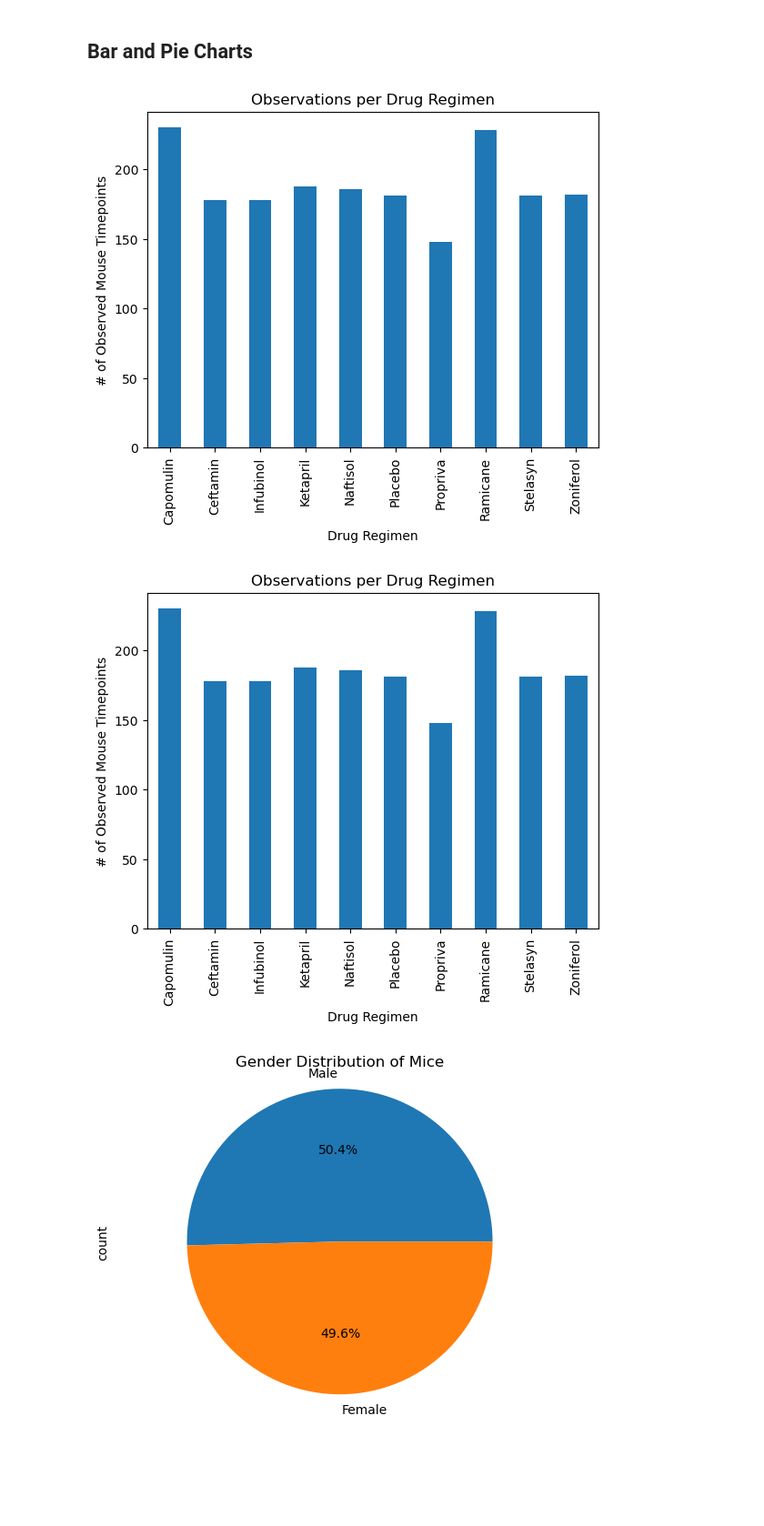
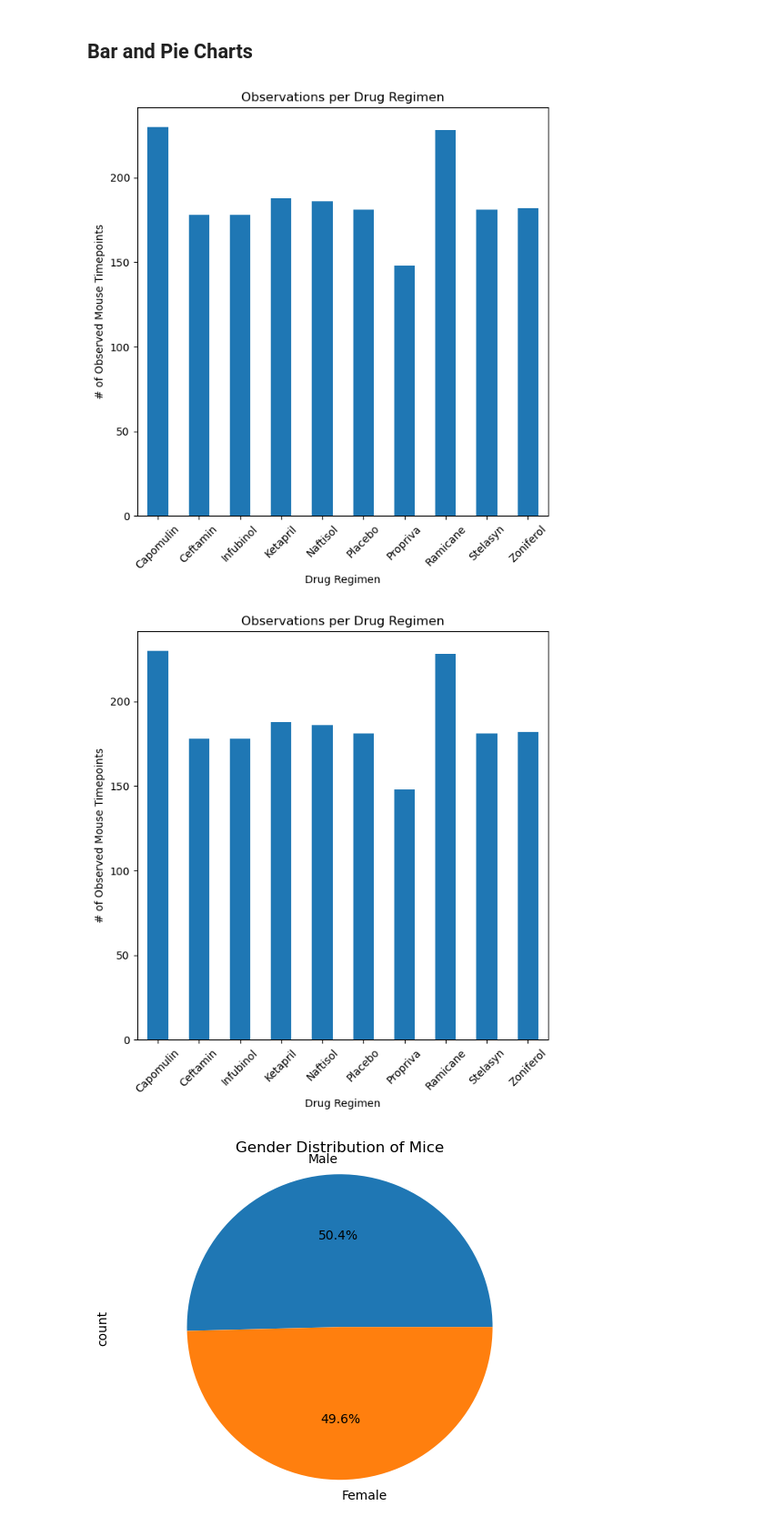
Before and after one commit to Neelka96/matplotlib-challenge, a Jupyter notebook: Pymaceuticals/main.ipynb, the cells around one changed output. Shown at 91% size. Saved outputs shown, nothing was run; the diff lists cells and outputs as text; code cells hidden in the pictures; blank space fills up the shorter version.

```diff
--- a/Pymaceuticals/main.ipynb
+++ b/Pymaceuticals/main.ipynb
@@ -199,25 +192,26 @@ tumor_byDrug.aggregate(['mean', 'median', 'var', 'std', 'sem'])
 # %%
 # Generate a bar plot showing the total number of rows (Mouse ID/Timepoints) for each drug regimen using Pandas.
 mouse_byDrug = clean_df.groupby('Drug Regimen')['Timepoint'].count()
 
-mouse_byDrug.plot(kind = 'bar')
-plt.ylabel('# of Observed Mouse Timepoints')
-plt.title('Observations per Drug Regimen')
+mouse_byDrug.plot(kind = 'bar', figsize = (7, 7), rot = 45,
+                    title = 'Observations per Drug Regimen',
+                    ylabel = '# of Observed Mouse Timepoints')
 plt.show()
 # %% [output]
-[figure, old version]
+[figure, new version]
 # %%
 # Generate a bar plot showing the total number of rows (Mouse ID/Timepoints) for each drug regimen using pyplot.
-xAxis = np.arange(len(mouse_byDrug))
+xAxis = range(len(mouse_byDrug))
+plt.figure(figsize = (7, 7))
 plt.bar(xAxis, mouse_byDrug, align = 'center', width = 0.5)
-plt.xticks(xAxis, mouse_byDrug.index, rotation = 90)
+plt.xticks(xAxis, mouse_byDrug.index, rotation = 45)
+plt.xlim((xAxis[0] - 0.5), (xAxis[-1] + 0.5))
 plt.xlabel('Drug Regimen')
-plt.xlim((xAxis[0] - 0.5), (xAxis[-1] + 0.5))
 plt.ylabel('# of Observed Mouse Timepoints')
 plt.title('Observations per Drug Regimen')
 plt.show()
 # %% [output]
-[figure, old version]
+[figure, new version]
 # %%
 # Generate a pie chart, using Pandas, showing the distribution of unique female versus male mice used in the study
 # Get the unique mice with their gender
```
Also changed, not shown: parts of 11 cells of this notebook.
